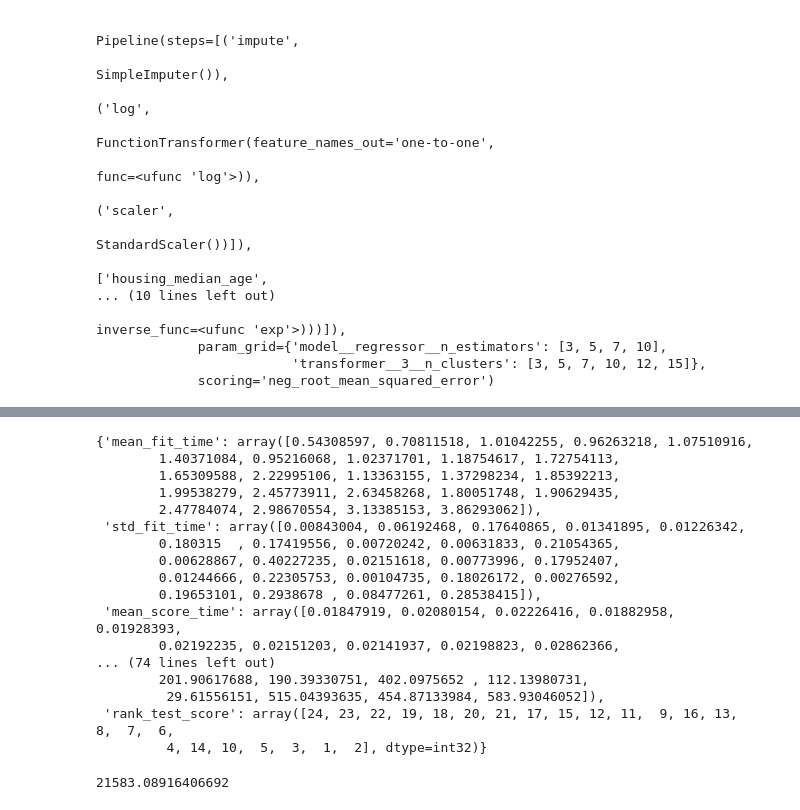
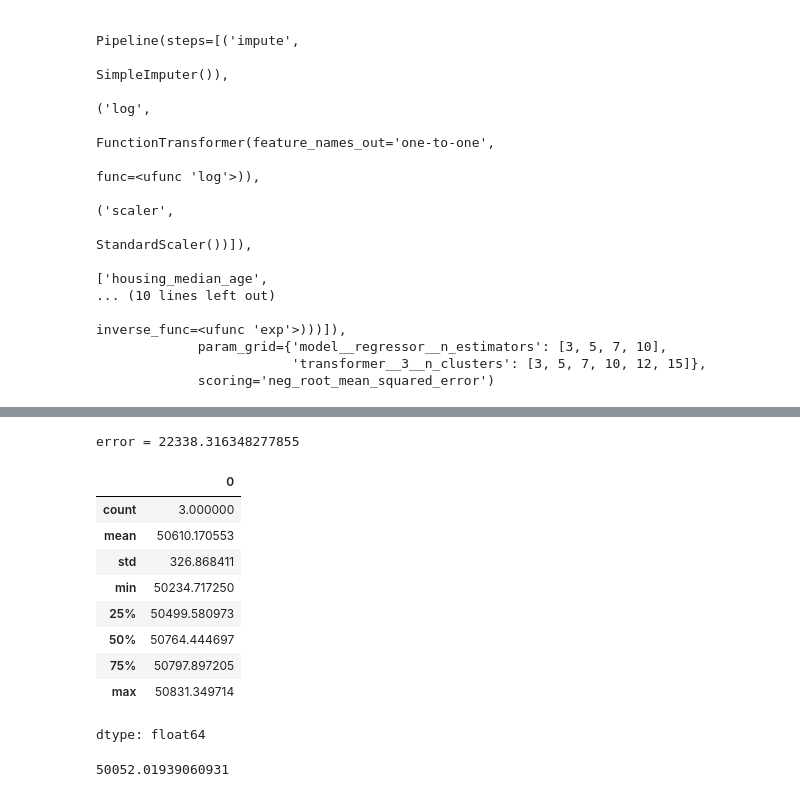
Before and after one commit to asrevo-applied-ml/basic-ml, a Jupyter notebook: e2e_ml.ipynb, the cells around one changed output, grey strips where cells are left out. Drawn from its saved outputs; the diff is of its cells as text; code cells hidden in the pictures.

```diff
--- a/e2e_ml.ipynb
+++ b/e2e_ml.ipynb
@@ -294,12 +310,8 @@ transformer=ColumnTransformer(
 # %%
-from sklearn.pipeline import make_pipeline
+from sklearn.pipeline import Pipeline
 from sklearn.linear_model import LinearRegression
-from sklearn.metrics import root_mean_squared_error
 
 
 pipeline=Pipeline([("transformer",transformer),("model",LinearRegression())])
-
-pipeline.fit(housing,housing_labels)
-housing_predicted_label=pipeline.predict(housing)
-root_mean_squared_error(housing_labels,housing_predicted_label)
+evaluate(pipeline)
 # %% [output]
@@ -468,26 +442,20 @@ grid.best_params_,grid.best_score_
-# %%
-grid.cv_results_
-# %% [output]
-{'mean_fit_time': array([0.54308597, 0.70811518, 1.01042255, 0.96263218, 1.07510916,
-        1.40371084, 0.95216068, 1.02371701, 1.18754617, 1.72754113,
-        1.65309588, 2.22995106, 1.13363155, 1.37298234, 1.85392213,
-        1.99538279, 2.45773911, 2.63458268, 1.80051748, 1.90629435,
-        2.47784074, 2.98670554, 3.13385153, 3.86293062]),
- 'std_fit_time': array([0.00843004, 0.06192468, 0.17640865, 0.01341895, 0.01226342,
-        0.180315  , 0.17419556, 0.00720242, 0.00631833, 0.21054365,
-        0.00628867, 0.40227235, 0.02151618, 0.00773996, 0.17952407,
-        0.01244666, 0.22305753, 0.00104735, 0.18026172, 0.00276592,
-        0.19653101, 0.2938678 , 0.08477261, 0.28538415]),
- 'mean_score_time': array([0.01847919, 0.02080154, 0.02226416, 0.01882958, 0.01928393,
-        0.02192235, 0.02151203, 0.02141937, 0.02198823, 0.02862366,
-... (74 lines left out)
-        201.90617688, 190.39330751, 402.0975652 , 112.13980731,
-         29.61556151, 515.04393635, 454.87133984, 583.93046052]),
- 'rank_test_score': array([24, 23, 22, 19, 18, 20, 21, 17, 15, 12, 11,  9, 16, 13,  8,  7,  6,
-         4, 14, 10,  5,  3,  1,  2], dtype=int32)}
 # %%
-housing_grid_predicate=grid.best_estimator_.predict(housing)
+evaluate(grid.best_estimator_)
+# %% [output]
+error = 22338.316348277855
+|  | 0 |
+| count | 3.000000 |
+| mean | 50610.170553 |
+| std | 326.868411 |
+| min | 50234.717250 |
+| 25% | 50499.580973 |
+| 50% | 50764.444697 |
+| 75% | 50797.897205 |
+| max | 50831.349714 |
+dtype: float64
-# %%
-root_mean_squared_error(housing_grid_predicate,housing_labels)
-# %% [output]
-21583.08916406692
+# %%
+housing_test,housing_test_labels=seprate_labels(strat_test_ds)
+housing_predict_test=grid.best_estimator_.predict(housing_test )
+root_mean_squared_error(housing_test_labels,housing_predict_test)
+# %% [output]
+50052.01939060931
```
Also changed, not shown: parts of 17 cells of this notebook.
